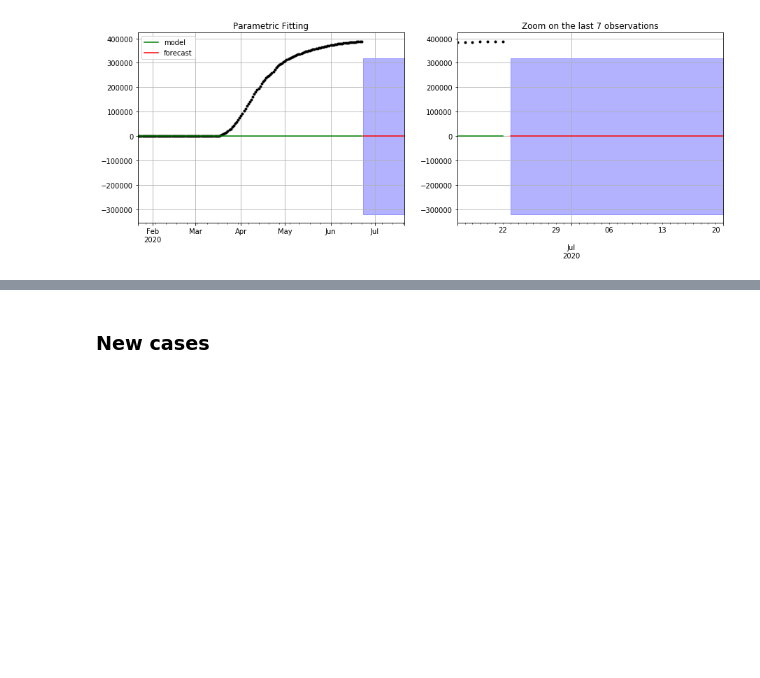
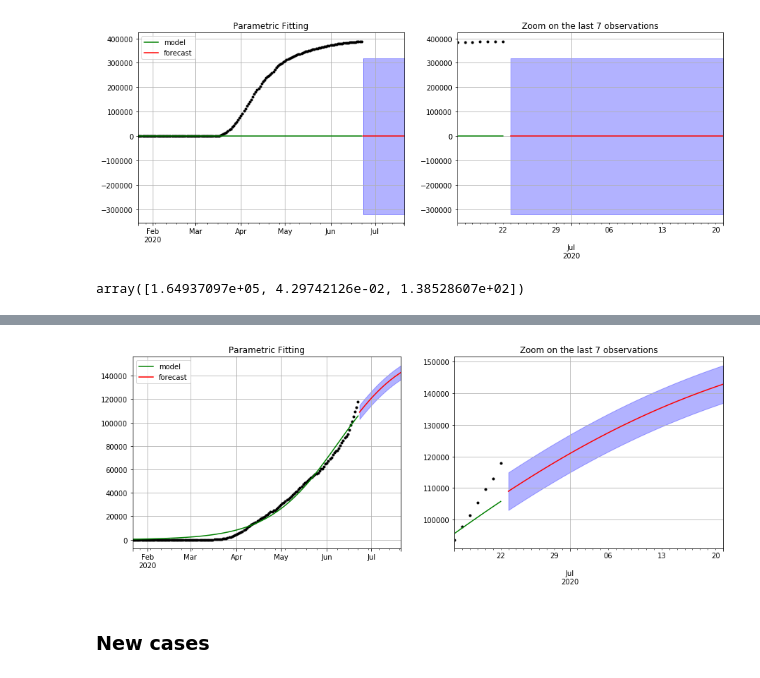
Before and after one commit to sahussain/Udacity-MLEN-CapstoneProject, a Jupyter notebook: Notebooks/TSFMs2 .ipynb, the cells around one changed output, grey strips where cells are left out. Drawn from its saved outputs; the diff is of its cells as text; code cells hidden in the pictures; blank space fills up the shorter version.

```diff
--- a/Notebooks/TSFMs2 .ipynb
+++ b/Notebooks/TSFMs2 .ipynb
@@ -322,3 +391,14 @@ preds = forecast_curve(covid_df_NY["total"], curve_logistic, model, pred_ahead=3
 # %% [output]
 --- generating index date --> start: 2020-06-23 00:00:00 | end: 2020-07-21 00:00:00 | len: 29 ---
 [figure]
+# %%
+covid_df_TX = getCases(covid_df, 'Texas')[0]
+# %%
+## Fit
+model = fit_curve(X=np.arange(len(covid_df_TX["total"])), y=covid_df_TX["total"].values, f=curve_logistic, p0=[np.max(covid_df_TX["total"]), 1, 1])
+model
+# %% [output]
+array([1.64937097e+05, 4.29742126e-02, 1.38528607e+02])
+# %%
+preds = forecast_curve(covid_df_TX["total"], curve_logistic, model, pred_ahead=30, end=None, freq="D", zoom=7, figsize=(15,5))
+# %% [output]
@@ -325,3 +406,4 @@ preds = forecast_curve(covid_df_NY["total"], curve_logistic, model, pred_ahead=3
+[figure, added]
 # %% [markdown]
 ### New cases
 # %%
```
Also changed, not shown: parts of 15 cells of this notebook.
